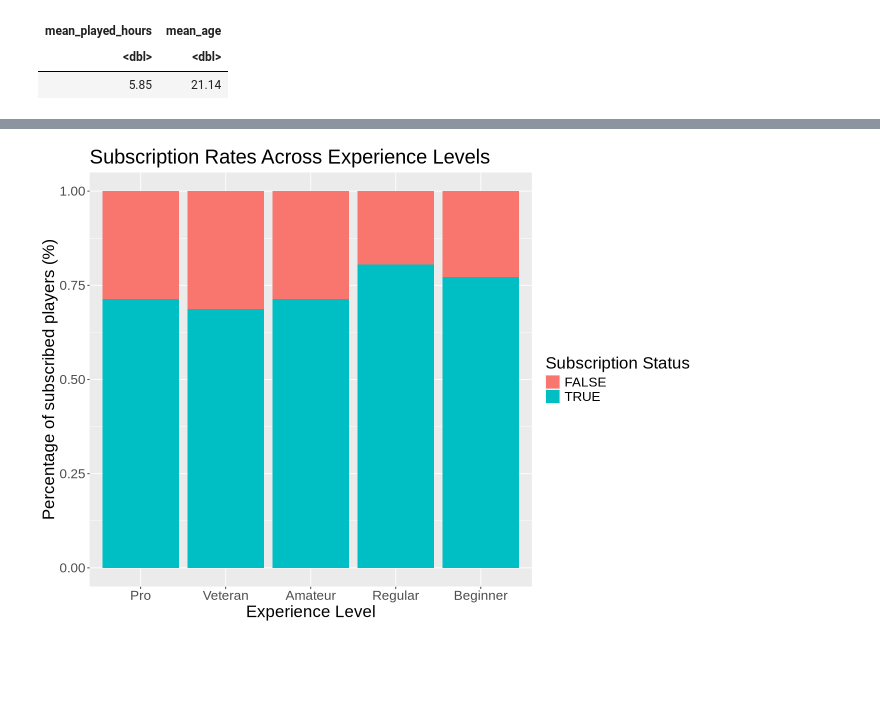
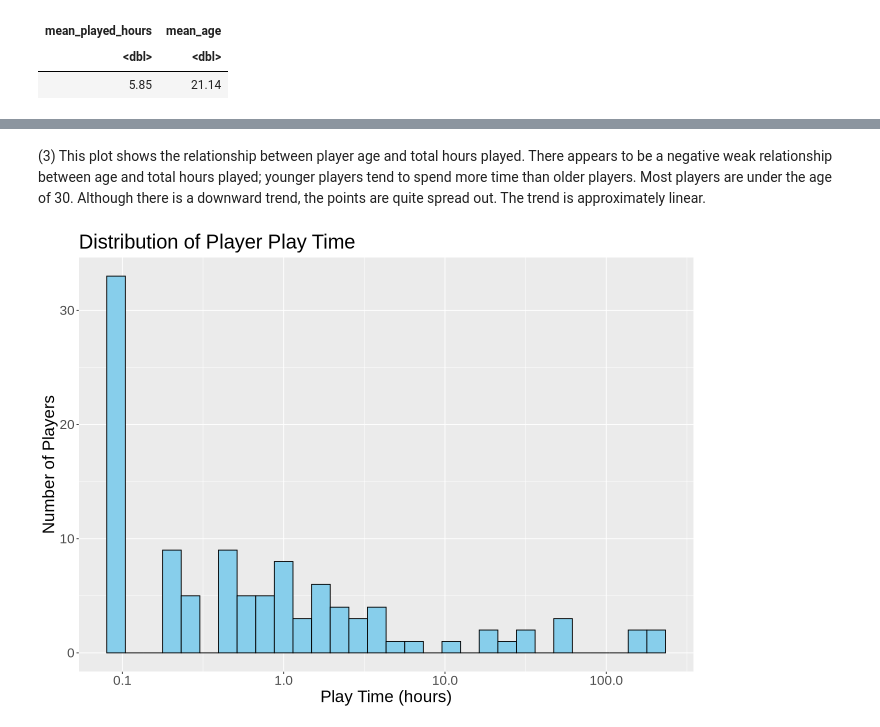
Before and after one commit to elisdale/videogame_ds_project, a Jupyter notebook: videogame_ds_planning.ipynb, the cells around one changed output, grey strips where cells are left out. Drawn from its saved outputs; the diff is of its cells as text; code cells hidden in the pictures; blank space fills up the shorter version.

```diff
--- a/videogame_ds_planning.ipynb
+++ b/videogame_ds_planning.ipynb
@@ -156,14 +140,14 @@ player_playtime_distrib
-# %%
-proportion_of_subs <- players_data |>
-  ggplot(aes(x = experience, fill = subscribe)) +
-    geom_bar(position = "fill") +
-    labs(title = "Subscription Rates Across Experience Levels",
-         x = "Experience Level",
-         y = "Percentage of subscribed players (%)",
-         fill = "Subscription Status") +
-    scale_color_brewer(palette = "Set2") +
-    theme(text = element_text(size = 20))
-
-proportion_of_subs
-# %% [output]
-[figure, removed]
+# %% [markdown]
+(3) This plot shows the relationship between player age and total hours played. There appears to be a negative weak relationship between age and total hours played; younger players tend to spend more time than older players. Most players are under the age of 30. Although there is a downward trend, the points are quite spread out. The trend is approximately linear.
+# %%
+player_playtime_distrib <- players_data |>
+  ggplot(aes(x = played_hours)) +
+    geom_histogram(bins = 30, fill = "skyblue", color = "black") +
+    scale_x_log10() +
+    labs(title = "Distribution of Player Play Time",
+         x = "Play Time (hours)",
+         y = "Number of Players") +
+    theme(text = element_text(size = 20))
+player_playtime_distrib
+# %% [output]
+[figure, added]
```
Also changed, not shown: parts of 16 cells of this notebook.
